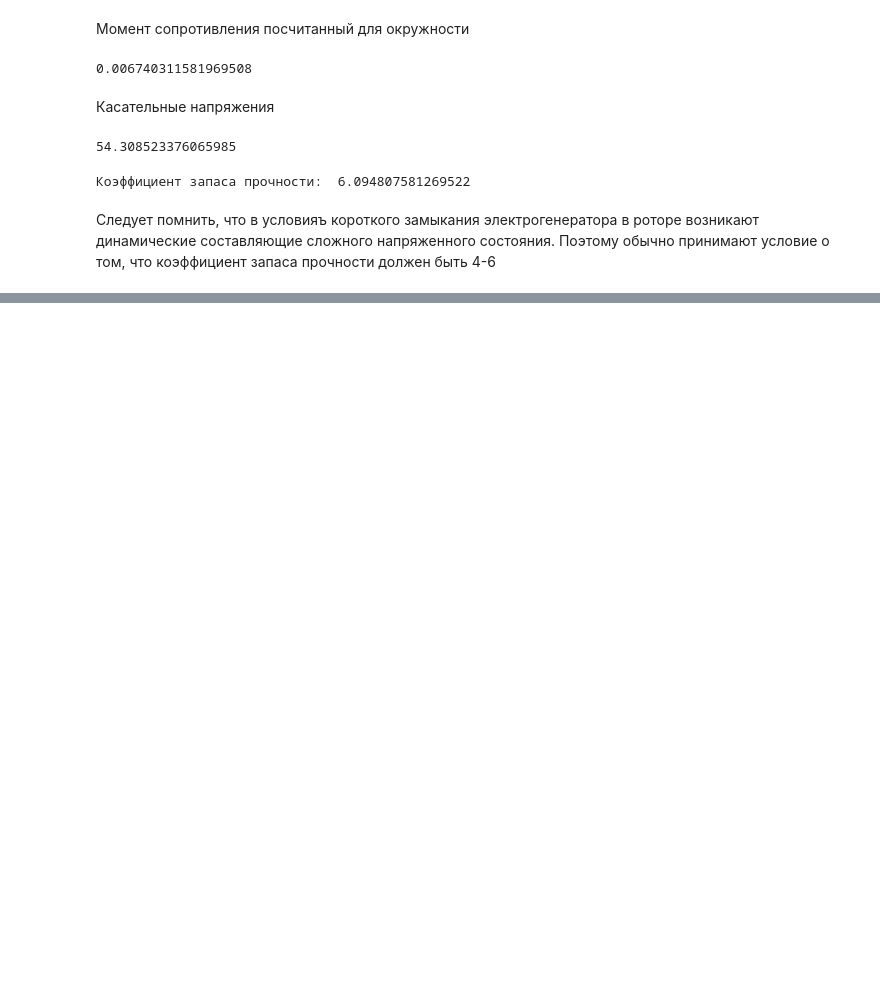
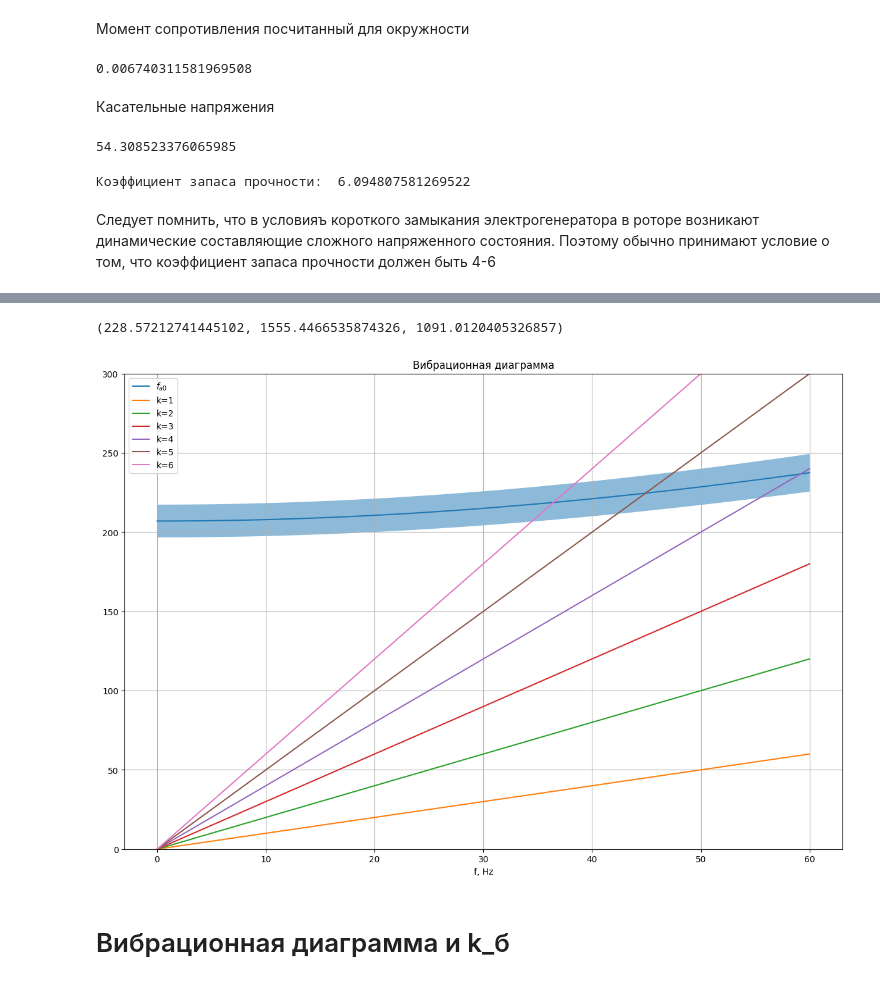
Before and after one commit to ShumilinDmA/turbines_autumn_2022, a Jupyter notebook: gas_turbines/lesson_7/Exercises.ipynb, the cells around one changed output, grey strips where cells are left out. Cells and saved outputs as stored; diff of their text form; code cells hidden in the pictures; blank space fills up the shorter version.

```diff
--- a/gas_turbines/lesson_7/Exercises.ipynb
+++ b/gas_turbines/lesson_7/Exercises.ipynb
@@ -282,0 +680,38 @@ print("Коэффициент запаса прочности: ", max_tan_stress
+# %%
+def to_dynamic_frequency(f, n=50):
+    root = (1 + B_bandage * (n / f) ** 2) ** 0.5
+    return f * root
+# %%
+to_dynamic_frequency(f_a0), to_dynamic_frequency(f_a1), to_dynamic_frequency(f_b0)
+# %% [output]
+(228.57212741445102, 1555.4466535874326, 1091.0120405326857)
+# %%
+def min_max(f, delta=0.05):
+    return f * (1-delta) , f * (1 + delta)
+# %%
+n_line = np.linspace(0, 60)
+min_line, max_line = min_max(to_dynamic_frequency(f_a0, n=n_line))
+# %%
+def k_line(k, n=n_line):
+    return k * n_line
+# %%
+fig, ax = plt.subplots(1,1,figsize=(15,10))
+ax.plot(n_line, to_dynamic_frequency(f_a0, n=n_line), label='$f_{a0}$')
+ax.fill_between(n_line, y1=min_line, y2=max_line, alpha=0.5)
+
+ax.plot(n_line, k_line(1), label=f'k={1}')
+ax.plot(n_line, k_line(2), label=f'k={2}')
+ax.plot(n_line, k_line(3), label=f'k={3}')
+ax.plot(n_line, k_line(4), label=f'k={4}')
+ax.plot(n_line, k_line(5), label=f'k={5}')
+ax.plot(n_line, k_line(6), label=f'k={6}')
+ax.set_xlabel("n, rps")
+ax.set_xlabel("f, Hz")
+ax.set_ylim(0, 300)
+ax.grid()
+ax.legend()
+ax.set_title("Вибрационная диаграмма");
+# %% [output]
+[figure, added]
+# %% [markdown]
+# Вибрационная диаграмма и k_б
```
Also changed, not shown: parts of 78 cells of this notebook.
